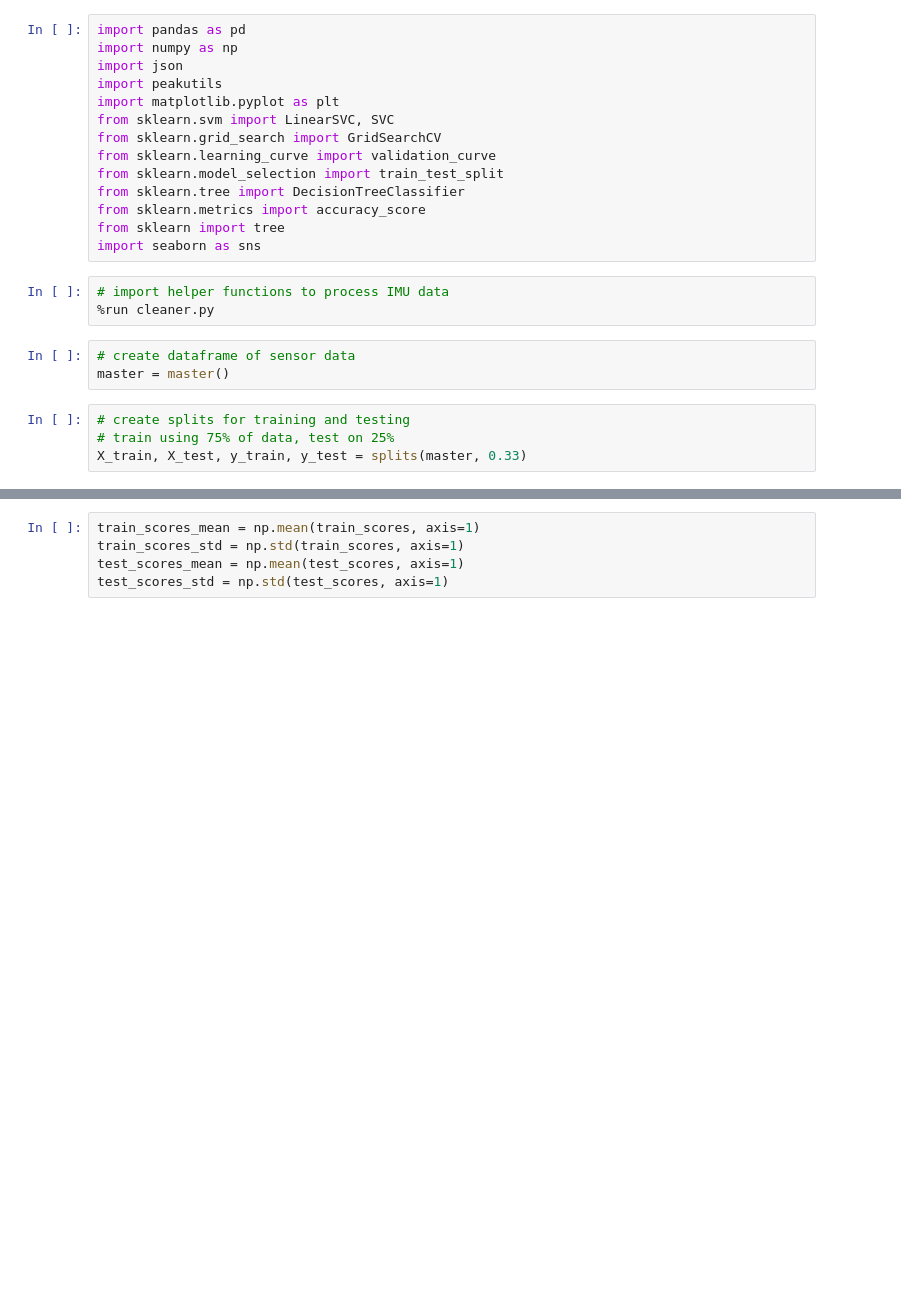
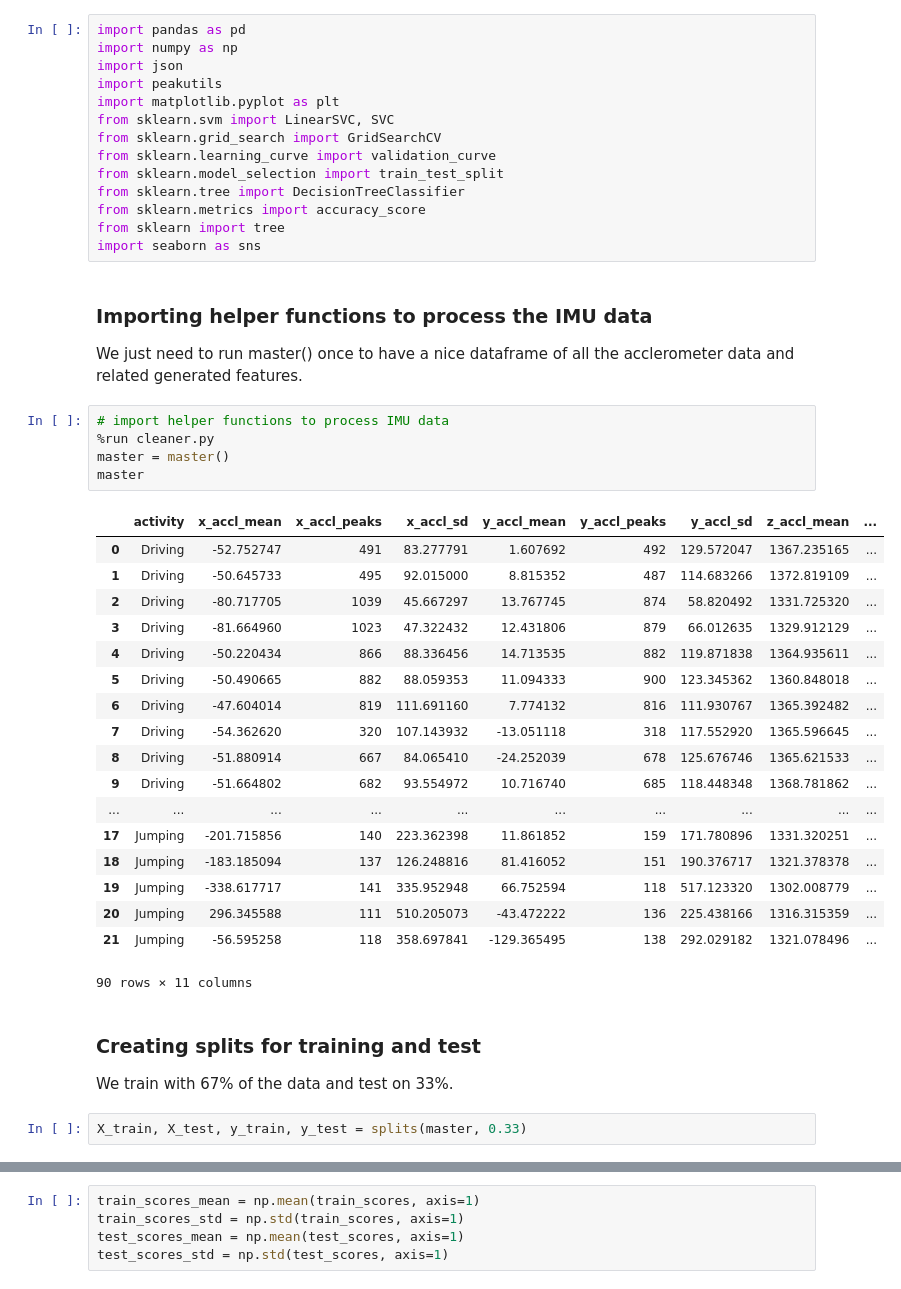
Before and after one commit to ratulesrar3/mobilecomputing, a Jupyter notebook: lab1/data_wrangling.ipynb, the cells around one changed output, grey strips where cells are left out. Cells and saved outputs as stored; diff of their text form; blank space fills up the shorter version.

```diff
--- a/lab1/data_wrangling.ipynb
+++ b/lab1/data_wrangling.ipynb
@@ -14,13 +14,35 @@ from sklearn.tree import DecisionTreeClassifier
 from sklearn.metrics import accuracy_score
 from sklearn import tree
 import seaborn as sns
+# %% [markdown]
+### Importing helper functions to process the IMU data
+We just need to run master() once to have a nice dataframe of all the acclerometer data and related generated features.
 # %%
 # import helper functions to process IMU data
 %run cleaner.py
+master = master()
+master
+# %% [output]
+|  | activity | x_accl_mean | x_accl_peaks | x_accl_sd | y_accl_mean | y_accl_peaks | y_accl_sd | z_accl_mean | ... |
+| 0 | Driving | -52.752747 | 491 | 83.277791 | 1.607692 | 492 | 129.572047 | 1367.235165 | ... |
+| 1 | Driving | -50.645733 | 495 | 92.015000 | 8.815352 | 487 | 114.683266 | 1372.819109 | ... |
+| 2 | Driving | -80.717705 | 1039 | 45.667297 | 13.767745 | 874 | 58.820492 | 1331.725320 | ... |
+| 3 | Driving | -81.664960 | 1023 | 47.322432 | 12.431806 | 879 | 66.012635 | 1329.912129 | ... |
+| 4 | Driving | -50.220434 | 866 | 88.336456 | 14.713535 | 882 | 119.871838 | 1364.935611 | ... |
+| 5 | Driving | -50.490665 | 882 | 88.059353 | 11.094333 | 900 | 123.345362 | 1360.848018 | ... |
+| 6 | Driving | -47.604014 | 819 | 111.691160 | 7.774132 | 816 | 111.930767 | 1365.392482 | ... |
+| 7 | Driving | -54.362620 | 320 | 107.143932 | -13.051118 | 318 | 117.552920 | 1365.596645 | ... |
+| 8 | Driving | -51.880914 | 667 | 84.065410 | -24.252039 | 678 | 125.676746 | 1365.621533 | ... |
+| 9 | Driving | -51.664802 | 682 | 93.554972 | 10.716740 | 685 | 118.448348 | 1368.781862 | ... |
+| ... | ... | ... | ... | ... | ... | ... | ... | ... | ... |
+| 17 | Jumping | -201.715856 | 140 | 223.362398 | 11.861852 | 159 | 171.780896 | 1331.320251 | ... |
+| 18 | Jumping | -183.185094 | 137 | 126.248816 | 81.416052 | 151 | 190.376717 | 1321.378378 | ... |
+| 19 | Jumping | -338.617717 | 141 | 335.952948 | 66.752594 | 118 | 517.123320 | 1302.008779 | ... |
+| 20 | Jumping | 296.345588 | 111 | 510.205073 | -43.472222 | 136 | 225.438166 | 1316.315359 | ... |
+| 21 | Jumping | -56.595258 | 118 | 358.697841 | -129.365495 | 138 | 292.029182 | 1321.078496 | ... |
+90 rows × 11 columns
-# %%
-# create dataframe of sensor data
-master = master()
+# %% [markdown]
+### Creating splits for training and test
+We train with 67% of the data and test on 33%.
 # %%
-# create splits for training and testing
-# train using 75% of data, test on 25%
 X_train, X_test, y_train, y_test = splits(master, 0.33)
```
Also changed, not shown: parts of 19 cells of this notebook.
